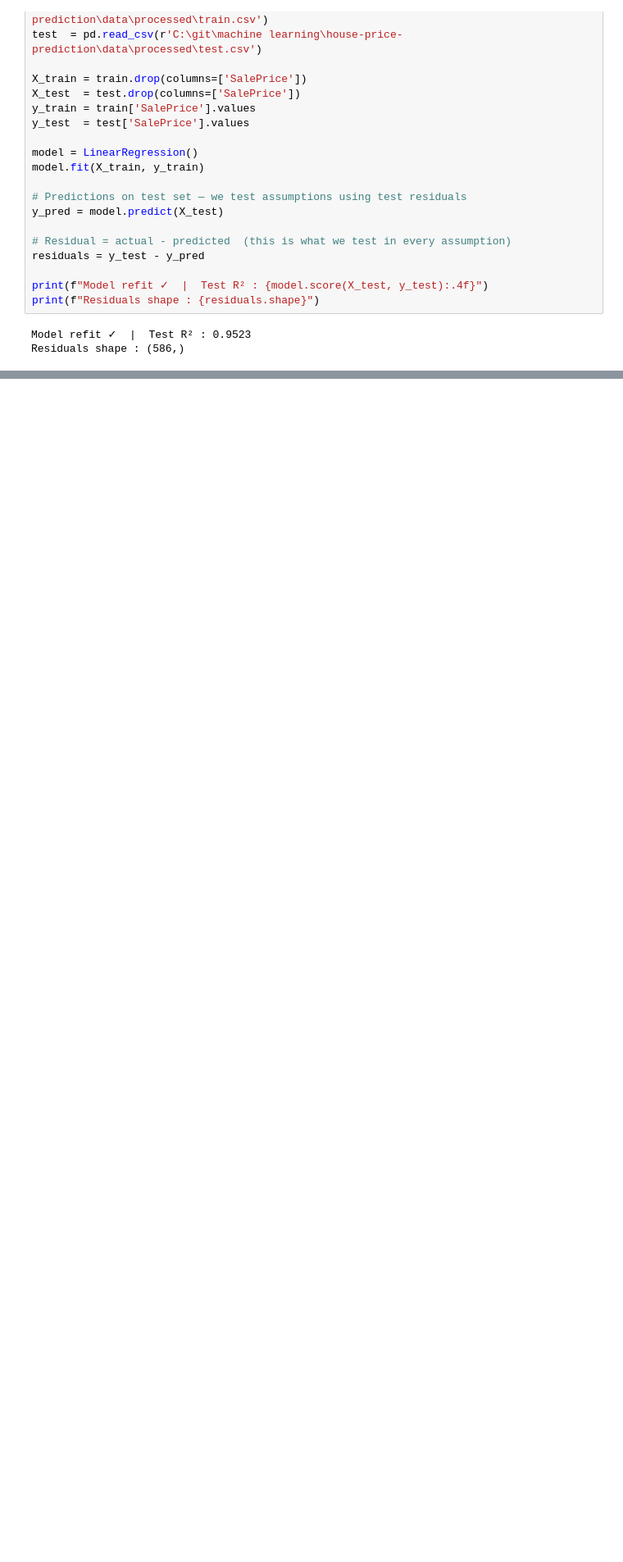
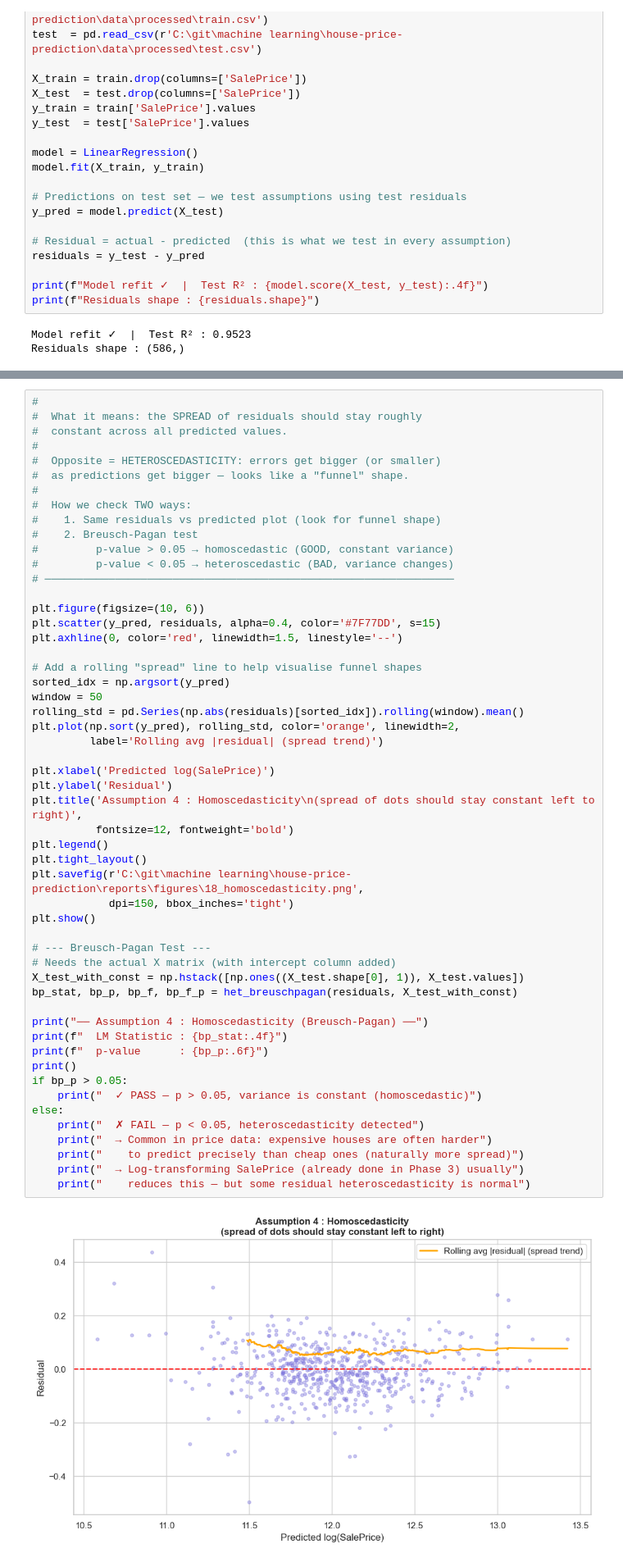
Before and after one commit to feroz-crash/house-price-prediction, a Jupyter notebook: notebooks/06_assumption_testing.ipynb, the cells around one changed output, grey strips where cells are left out. Shown at 82% size. Drawn from its saved outputs; the diff is of its cells as text; blank space fills up the shorter version.

```diff
--- a/notebooks/06_assumption_testing.ipynb
+++ b/notebooks/06_assumption_testing.ipynb
@@ -63,0 +197,55 @@ Residuals shape : (586,)
+# %%
+#
+#  What it means: the SPREAD of residuals should stay roughly
+#  constant across all predicted values.
+#
+#  Opposite = HETEROSCEDASTICITY: errors get bigger (or smaller)
+#  as predictions get bigger — looks like a "funnel" shape.
+#
+#  How we check TWO ways:
+#    1. Same residuals vs predicted plot (look for funnel shape)
+#    2. Breusch-Pagan test
+#         p-value > 0.05 → homoscedastic (GOOD, constant variance)
+#         p-value < 0.05 → heteroscedastic (BAD, variance changes)
+# ────────────────────────────────────────────────────────────────
+
+plt.figure(figsize=(10, 6))
+plt.scatter(y_pred, residuals, alpha=0.4, color='#7F77DD', s=15)
+plt.axhline(0, color='red', linewidth=1.5, linestyle='--')
+
+# Add a rolling "spread" line to help visualise funnel shapes
+sorted_idx = np.argsort(y_pred)
+window = 50
+rolling_std = pd.Series(np.abs(residuals)[sorted_idx]).rolling(window).mean()
+plt.plot(np.sort(y_pred), rolling_std, color='orange', linewidth=2,
+         label='Rolling avg |residual| (spread trend)')
+
+plt.xlabel('Predicted log(SalePrice)')
+plt.ylabel('Residual')
+plt.title('Assumption 4 : Homoscedasticity\n(spread of dots should stay constant left to right)',
+          fontsize=12, fontweight='bold')
+plt.legend()
+plt.tight_layout()
+plt.savefig(r'C:\git\machine learning\house-price-prediction\reports\figures\18_homoscedasticity.png',
+            dpi=150, bbox_inches='tight')
+plt.show()
+
+# --- Breusch-Pagan Test ---
+# Needs the actual X matrix (with intercept column added)
+X_test_with_const = np.hstack([np.ones((X_test.shape[0], 1)), X_test.values])
+bp_stat, bp_p, bp_f, bp_f_p = het_breuschpagan(residuals, X_test_with_const)
+
+print("── Assumption 4 : Homoscedasticity (Breusch-Pagan) ──")
+print(f"  LM Statistic : {bp_stat:.4f}")
+print(f"  p-value      : {bp_p:.6f}")
+print()
+if bp_p > 0.05:
+    print("  ✓ PASS — p > 0.05, variance is constant (homoscedastic)")
+else:
+    print("  ✗ FAIL — p < 0.05, heteroscedasticity detected")
+    print("  → Common in price data: expensive houses are often harder")
+    print("    to predict precisely than cheap ones (naturally more spread)")
+    print("  → Log-transforming SalePrice (already done in Phase 3) usually")
+    print("    reduces this — but some residual heteroscedasticity is normal")
+# %% [output]
+[figure, added]
```
Also changed, not shown: parts of 6 cells of this notebook, 3 other files.
